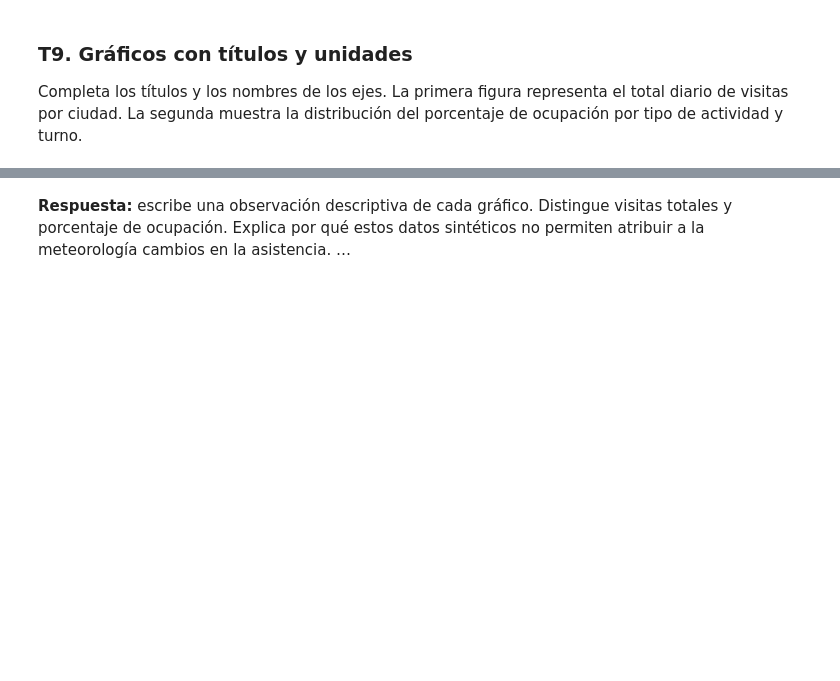
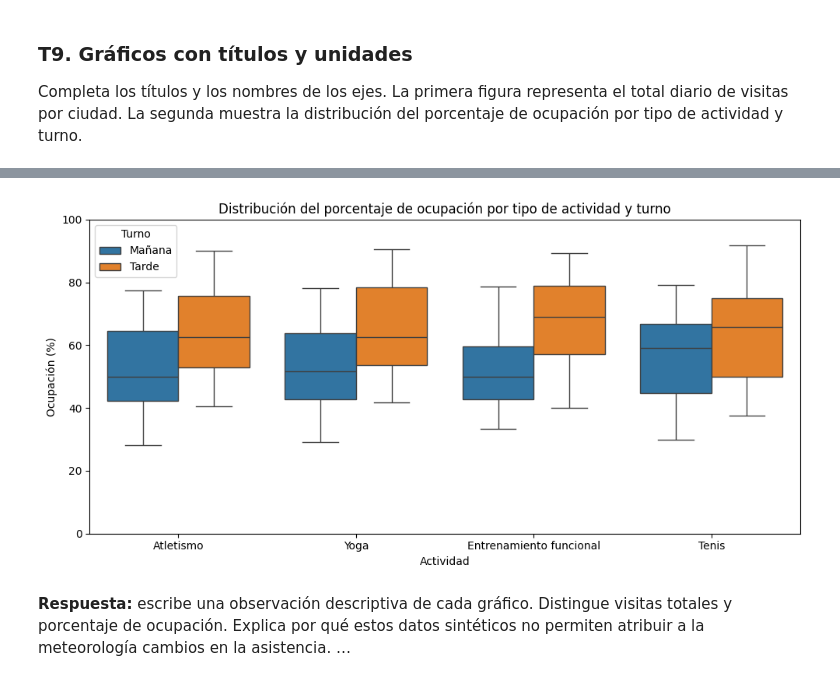
Before and after one commit to paulatovarh15-ux/Business-Analytics-Paula-y-Laura-, a Jupyter notebook: Practica_centros_alumnado_v02.ipynb, the cells around one changed output, grey strips where cells are left out. Saved outputs shown, nothing was run; the diff lists cells and outputs as text; code cells hidden in the pictures; blank space fills up the shorter version.

```diff
--- a/Practica_centros_alumnado_v02.ipynb
+++ b/Practica_centros_alumnado_v02.ipynb
@@ -296,9 +324,23 @@ ciudades_api
 tablas_meteo = []
 for ciudad, coordenadas in ciudades_api.items():
     latitud, longitud = coordenadas
+
+    print(ciudad, latitud, longitud )
+
+    tabla_ciudad = None
     tabla_ciudad = consultar_meteo(ciudad, latitud, longitud)
+
+    if tabla_ciudad is not None:
+        print(tabla_ciudad.shape)
+        print(tabla_ciudad.columns)
+        print(tabla_ciudad.dtypes)
+        print(tabla_ciudad.head())
+        print()
+
     tablas_meteo.append(tabla_ciudad)
 
 meteo = pd.concat(tablas_meteo, ignore_index=True)
+
 print(meteo.shape)
+
 meteo.head()
@@ -395,17 +529,19 @@ plt.show()
 # %%
 fig, ax = plt.subplots(figsize=(10, 5))
 sns.boxplot(data=preparada, x='actividad', y='ocupacion_pct', hue='turno', ax=ax)
-# MODIFICAR: ESCRIBE UN TÍTULO QUE DESCRIBA EL GRÁFICO.
-ax.set_title('')
-# MODIFICAR: IDENTIFICA LA VARIABLE DEL EJE HORIZONTAL.
-ax.set_xlabel('')
-# MODIFICAR: IDENTIFICA LA VARIABLE Y UNIDAD DEL EJE VERTICAL.
-ax.set_ylabel('')
+
+ax.set_title('Distribución del porcentaje de ocupación por tipo de actividad y turno')
+
+ax.set_xlabel('Actividad')
+
+ax.set_ylabel('Ocupación (%)')
 ax.set_ylim(0, 100)
 ax.legend(title='Turno')
 fig.tight_layout()
 fig.savefig(SALIDAS / 'ocupacion_actividad.png', dpi=150)
 plt.show()
+# %% [output]
+[figure, added]
 # %% [markdown]
 **Respuesta:** escribe una observación descriptiva de cada gráfico. Distingue visitas totales y porcentaje de ocupación. Explica por qué estos datos sintéticos no permiten atribuir a la meteorología cambios en la asistencia. …
 # %% [markdown]
```
Also changed, not shown: parts of 22 cells of this notebook.
